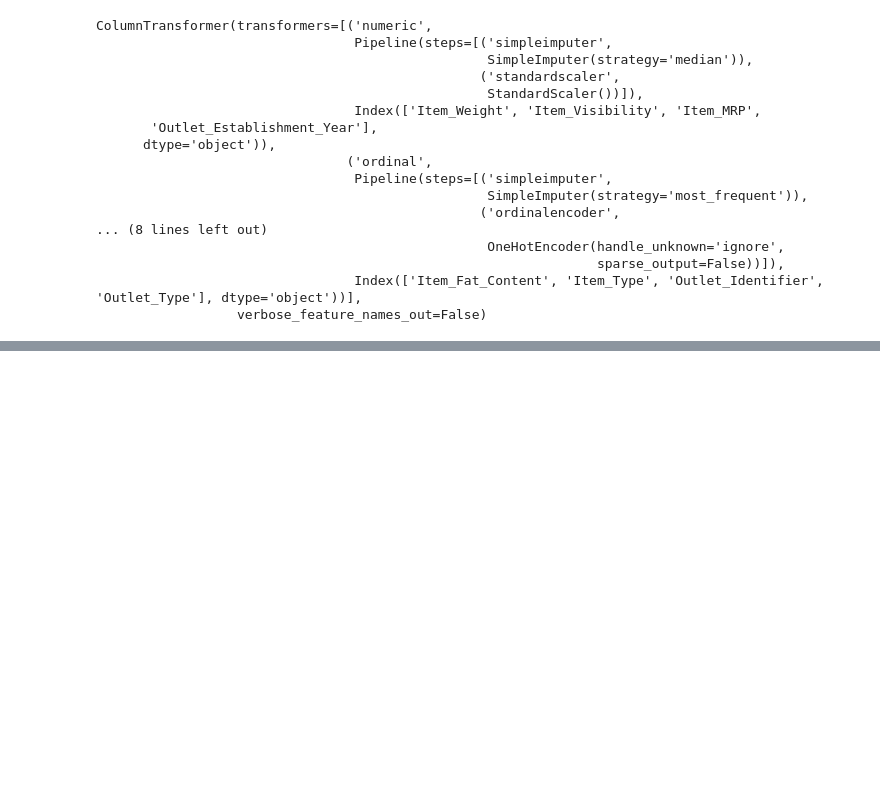
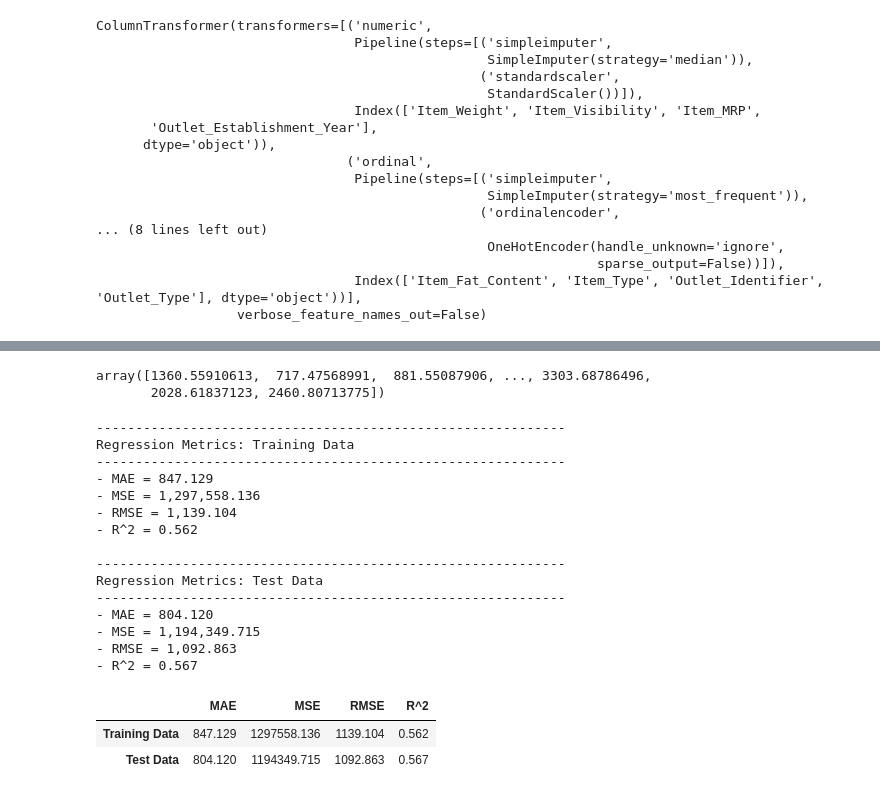
Before and after one commit to QossayShtaiwi/Prediction-of-Product-Sales, a Jupyter notebook: Prediction_of_Product_Sales.ipynb, the cells around one changed output, grey strips where cells are left out. Cells and saved outputs as stored; diff of their text form; code cells hidden in the pictures; blank space fills up the shorter version.

```diff
--- a/Prediction_of_Product_Sales.ipynb
+++ b/Prediction_of_Product_Sales.ipynb
@@ -1086,11 +1086,11 @@ ohe_tuple
  Index(['Item_Fat_Content', 'Item_Type', 'Outlet_Identifier', 'Outlet_Type'], dtype='object'))
 # %%
 # Instantiate with verbose_feature_names_out=False
-col_transformer = ColumnTransformer([num_tuple, ord_tuple, ohe_tuple],
+preprocessor = ColumnTransformer([num_tuple, ord_tuple, ohe_tuple],
                                     verbose_feature_names_out=False)
 # %%
 # Fit on training data
-col_transformer.fit(X_train)
+preprocessor.fit(X_train)
 # %% [output]
 ColumnTransformer(transformers=[('numeric',
                                  Pipeline(steps=[('simpleimputer',
@@ -1116,0 +1124,4 @@ X_test_processed = col_transformer.transform(X_test)
+# %%
+## Make and fit model
+linreg_pipe = make_pipeline(preprocessor,LinearRegression())
+linreg_pipe.fit(X_train, y_train)
@@ -1116,0 +1146,7 @@ X_test_processed = col_transformer.transform(X_test)
+# %%
+# Get predictions to use to evaluate model
+linreg_pipe.predict(X_train)
+linreg_pipe.predict(X_test)
+# %% [output]
+array([1360.55910613,  717.47568991,  881.55087906, ..., 3303.68786496,
+       2028.61837123, 2460.80713775])
@@ -1116,0 +1200,22 @@ X_test_processed = col_transformer.transform(X_test)
+# %%
+evaluate_regression(linreg_pipe, X_train, y_train, X_test, y_test, verbose = True,
+                        output_frame=True)
+# %% [output]
+------------------------------------------------------------
+Regression Metrics: Training Data
+------------------------------------------------------------
+- MAE = 847.129
+- MSE = 1,297,558.136
+- RMSE = 1,139.104
+- R^2 = 0.562
+
+------------------------------------------------------------
+Regression Metrics: Test Data
+------------------------------------------------------------
+- MAE = 804.120
+- MSE = 1,194,349.715
+- RMSE = 1,092.863
+- R^2 = 0.567
+|  | MAE | MSE | RMSE | R^2 |
+| Training Data | 847.129 | 1297558.136 | 1139.104 | 0.562 |
+| Test Data | 804.120 | 1194349.715 | 1092.863 | 0.567 |
```
Also changed, not shown: parts of 6 cells of this notebook.
